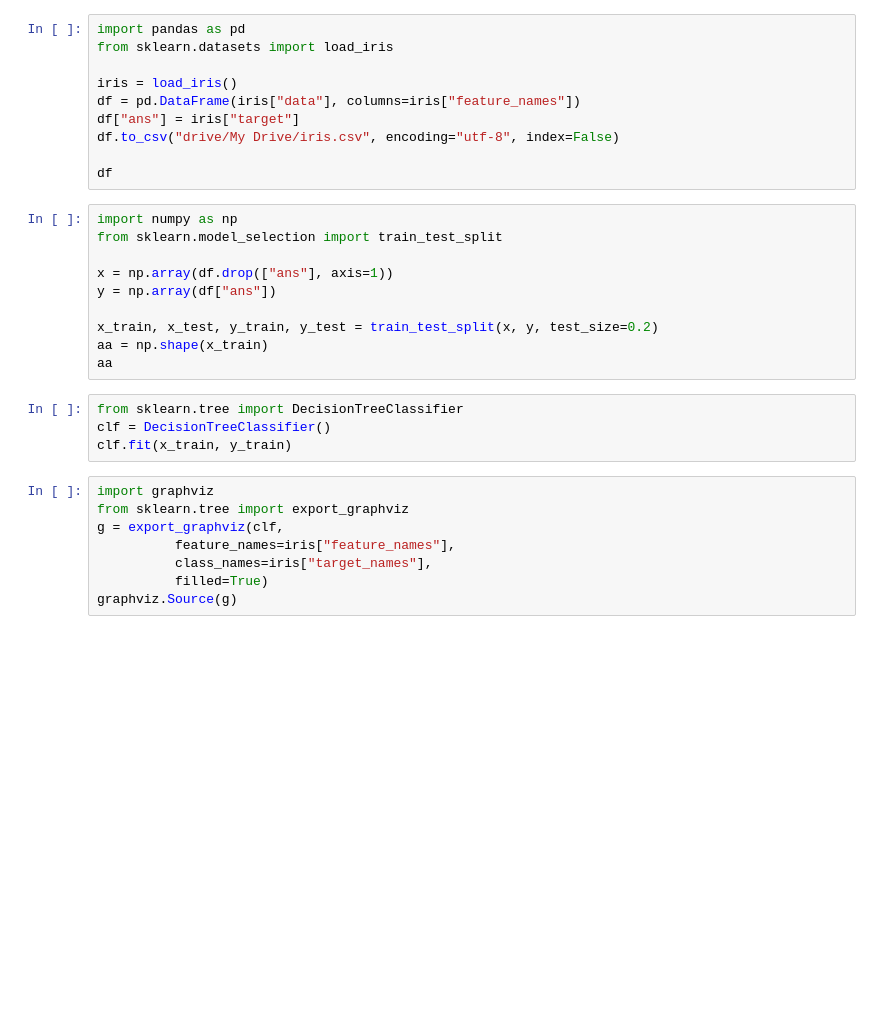
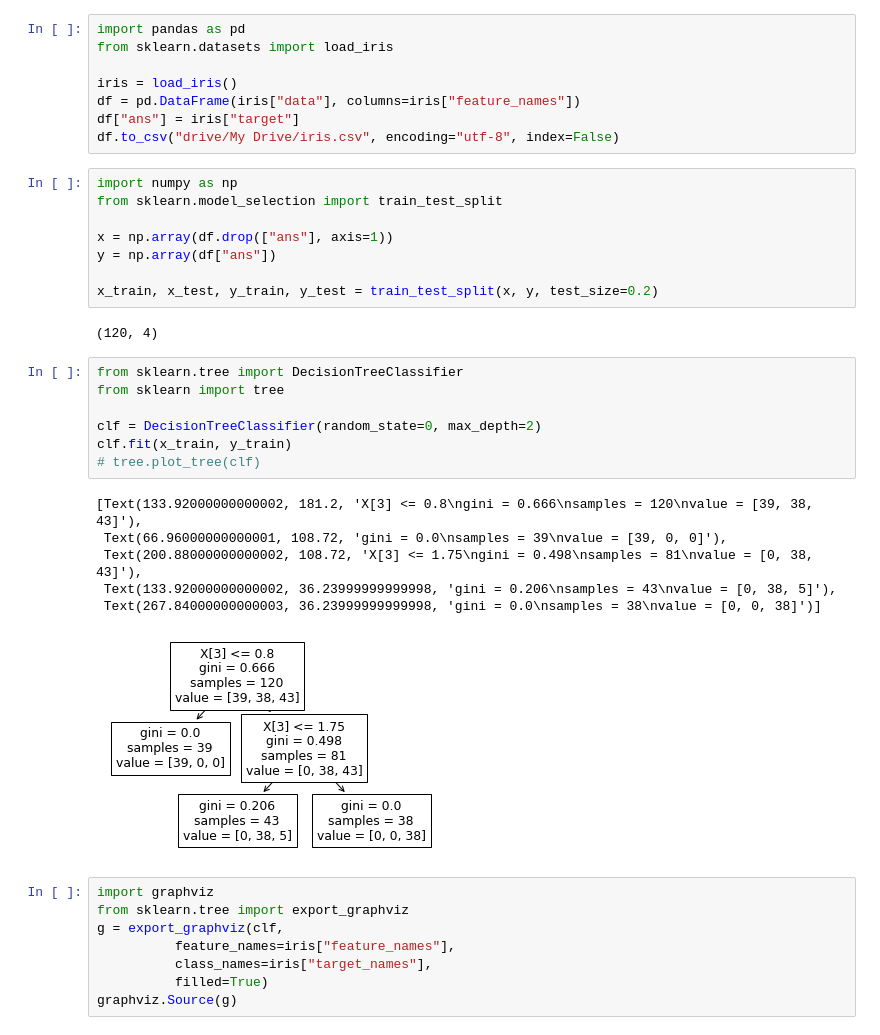
Before and after one commit to HJ-Kurt-Su/ml-train, a Jupyter notebook: classification.ipynb, the cells around one changed output. Cells and saved outputs as stored; diff of their text form; blank space fills up the shorter version.

```diff
--- a/classification.ipynb
+++ b/classification.ipynb
@@ -8,8 +8,6 @@ iris = load_iris()
 df = pd.DataFrame(iris["data"], columns=iris["feature_names"])
 df["ans"] = iris["target"]
 df.to_csv("drive/My Drive/iris.csv", encoding="utf-8", index=False)
-
-df
 # %%
 import numpy as np
 from sklearn.model_selection import train_test_split
@@ -18,12 +16,22 @@ x = np.array(df.drop(["ans"], axis=1))
 y = np.array(df["ans"])
 
 x_train, x_test, y_train, y_test = train_test_split(x, y, test_size=0.2)
-aa = np.shape(x_train)
-aa
+# %% [output]
+(120, 4)
 # %%
 from sklearn.tree import DecisionTreeClassifier
-clf = DecisionTreeClassifier()
+from sklearn import tree
+
+clf = DecisionTreeClassifier(random_state=0, max_depth=2)
 clf.fit(x_train, y_train)
+# tree.plot_tree(clf)
+# %% [output]
+[Text(133.92000000000002, 181.2, 'X[3] <= 0.8\ngini = 0.666\nsamples = 120\nvalue = [39, 38, 43]'),
+ Text(66.96000000000001, 108.72, 'gini = 0.0\nsamples = 39\nvalue = [39, 0, 0]'),
+ Text(200.88000000000002, 108.72, 'X[3] <= 1.75\ngini = 0.498\nsamples = 81\nvalue = [0, 38, 43]'),
+ Text(133.92000000000002, 36.23999999999998, 'gini = 0.206\nsamples = 43\nvalue = [0, 38, 5]'),
+ Text(267.84000000000003, 36.23999999999998, 'gini = 0.0\nsamples = 38\nvalue = [0, 0, 38]')]
+[figure, added]
 # %%
 import graphviz
 from sklearn.tree import export_graphviz
```
Also changed, not shown: parts of 1 cell of this notebook.
